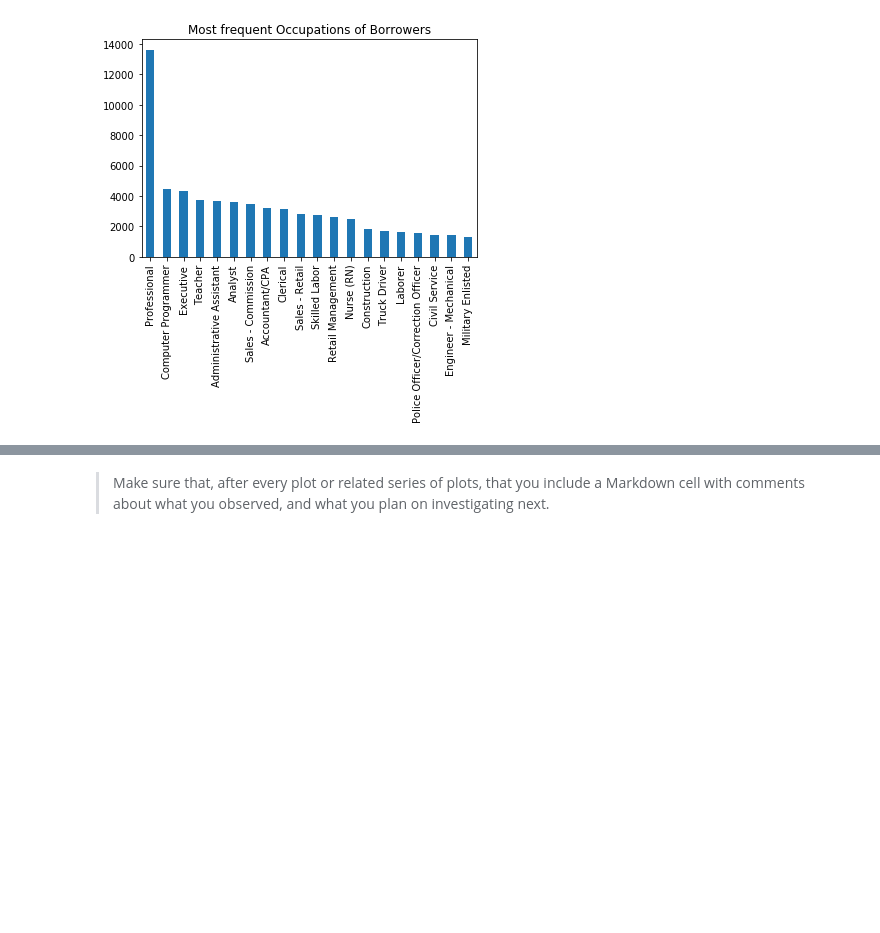
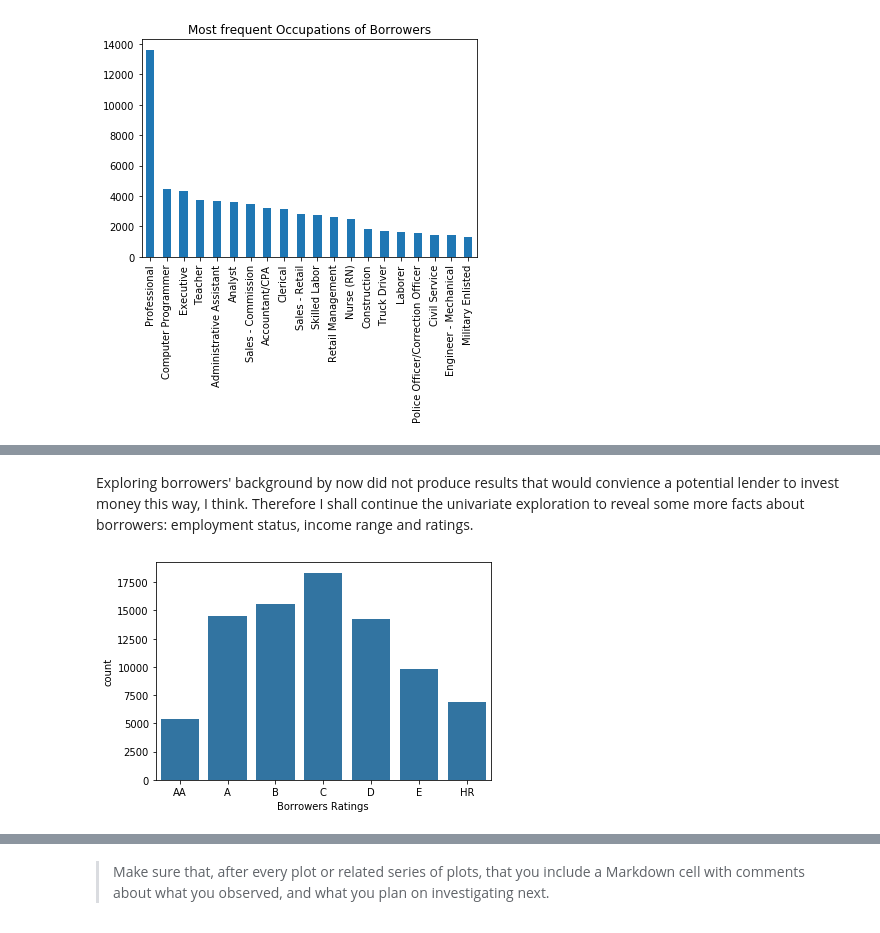
Before and after one commit to RosvitaR/Visualisation-Practice, a Jupyter notebook: exploration_template.ipynb, the cells around one changed output, grey strips where cells are left out. Drawn from its saved outputs; the diff is of its cells as text; code cells hidden in the pictures; blank space fills up the shorter version.

```diff
--- a/exploration_template.ipynb
+++ b/exploration_template.ipynb
@@ -205,0 +231,11 @@ None of the occupations does not stand out; the "Professional" can contain many
+# %% [markdown]
+Exploring borrowers' background by now did not produce results that would convience a potential lender to invest money this way, I think. Therefore I shall continue the univariate exploration to reveal some more facts about borrowers: employment status, income range and ratings.
+# %%
+ratings_order = ['AA', 'A', 'B', 'C', 'D', 'E', 'HR']
+ordered_cat = pd.api.types.CategoricalDtype(ordered = True, categories = ratings_order)
+loans['ProsperRating'] = loans['ProsperRating'].astype(ordered_cat)
+base_colour = sb.color_palette()[0]
+sb.countplot(data = loans, x = 'ProsperRating', color = base_colour)
+plt.xlabel('Borrowers Ratings');
+# %% [output]
+[figure, added]
```
Also changed, not shown: parts of 16 cells of this notebook.
